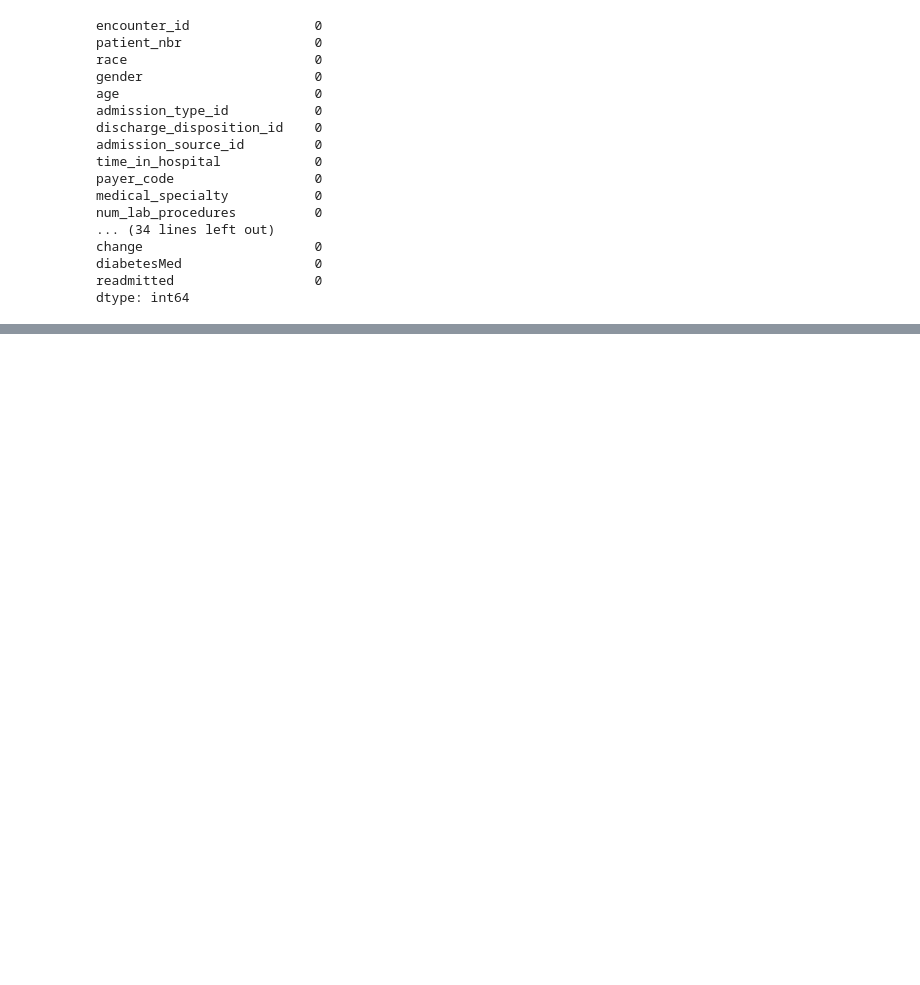
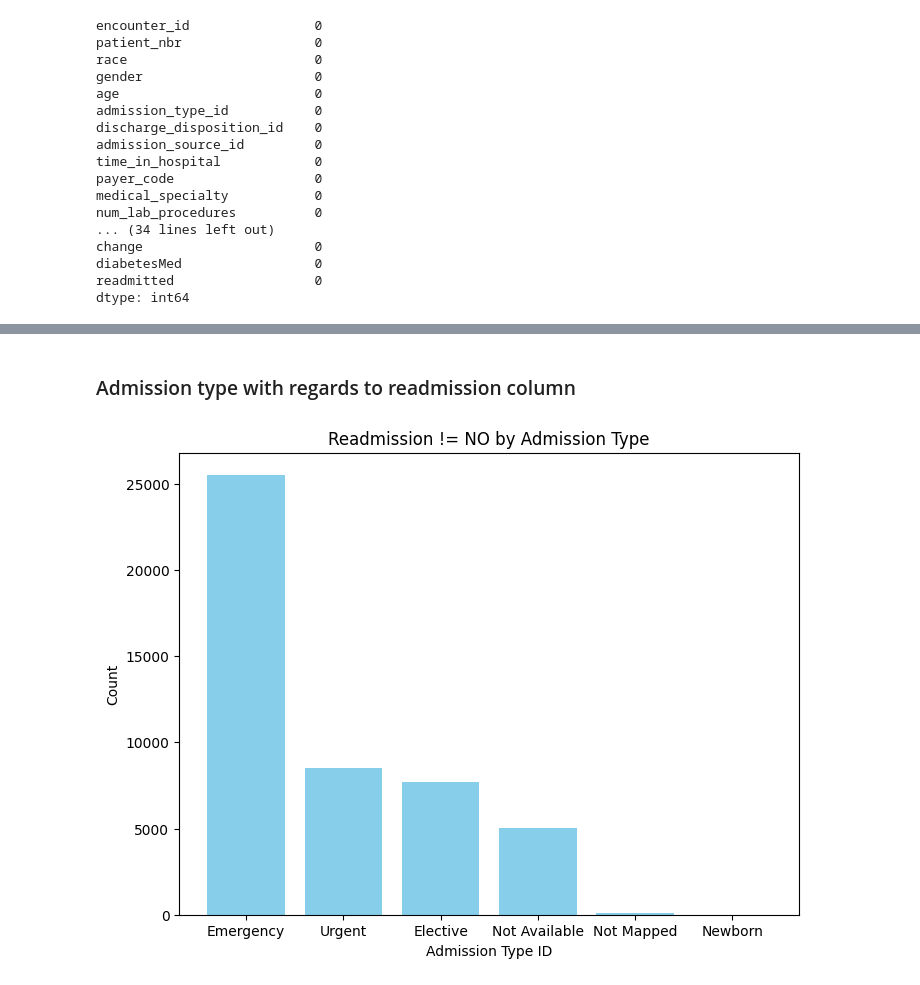
Before and after one commit to Fady2024/HRP-AI, a Jupyter notebook: project.ipynb, the cells around one changed output, grey strips where cells are left out. Saved outputs shown, nothing was run; the diff lists cells and outputs as text; code cells hidden in the pictures; blank space fills up the shorter version.

```diff
--- a/project.ipynb
+++ b/project.ipynb
@@ -181,0 +229,15 @@ dtype: int64
+# %% [markdown]
+### Admission type with regards to readmission column
+# %%
+# Count the number of not 'NO' readmissions by admission type
+anytarget= data[data["readmitted"]!="NO"]
+count_by_admission = anytarget['admission_type_id'].value_counts()
+
+plt.figure(figsize=(8, 6))
+plt.bar(count_by_admission.index.astype(str), count_by_admission.values, color='skyblue')
+plt.xlabel('Admission Type ID')
+plt.ylabel('Count')
+plt.title('Readmission != NO by Admission Type')
+plt.show()
+# %% [output]
+[figure, added]
```
Also changed, not shown: parts of 46 cells of this notebook.
